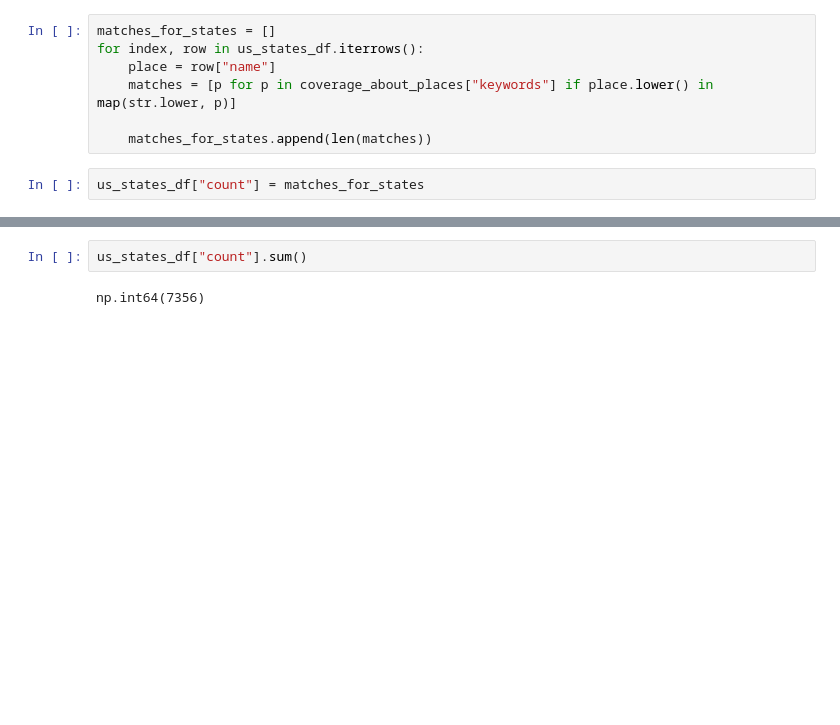
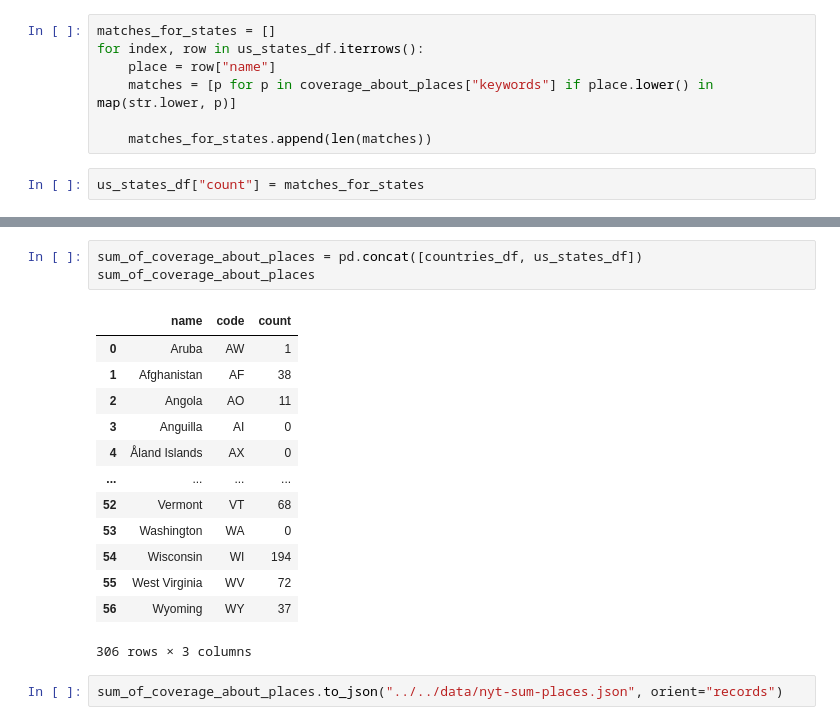
Before and after one commit to more-ginger/pn-analysis, a Jupyter notebook: notebooks/categories/places.ipynb, the cells around one changed output, grey strips where cells are left out. Saved outputs shown, nothing was run; the diff lists cells and outputs as text; blank space fills up the shorter version.

Commit message:
refactor!: change folder nesting for data, add datasets about sum of places

```diff
--- a/notebooks/categories/places.ipynb
+++ b/notebooks/categories/places.ipynb
@@ -302,4 +302,19 @@ us_states_df
-# %%
-us_states_df["count"].sum()
-# %% [output]
-np.int64(7356)
+# %%
+sum_of_coverage_about_places = pd.concat([countries_df, us_states_df])
+sum_of_coverage_about_places
+# %% [output]
+|  | name | code | count |
+| 0 | Aruba | AW | 1 |
+| 1 | Afghanistan | AF | 38 |
+| 2 | Angola | AO | 11 |
+| 3 | Anguilla | AI | 0 |
+| 4 | Åland Islands | AX | 0 |
+| ... | ... | ... | ... |
+| 52 | Vermont | VT | 68 |
+| 53 | Washington | WA | 0 |
+| 54 | Wisconsin | WI | 194 |
+| 55 | West Virginia | WV | 72 |
+| 56 | Wyoming | WY | 37 |
+306 rows × 3 columns
+# %%
+sum_of_coverage_about_places.to_json("../../data/nyt-sum-places.json", orient="records")
```
Also changed, not shown: parts of 1 cell of this notebook, 4 other files.
